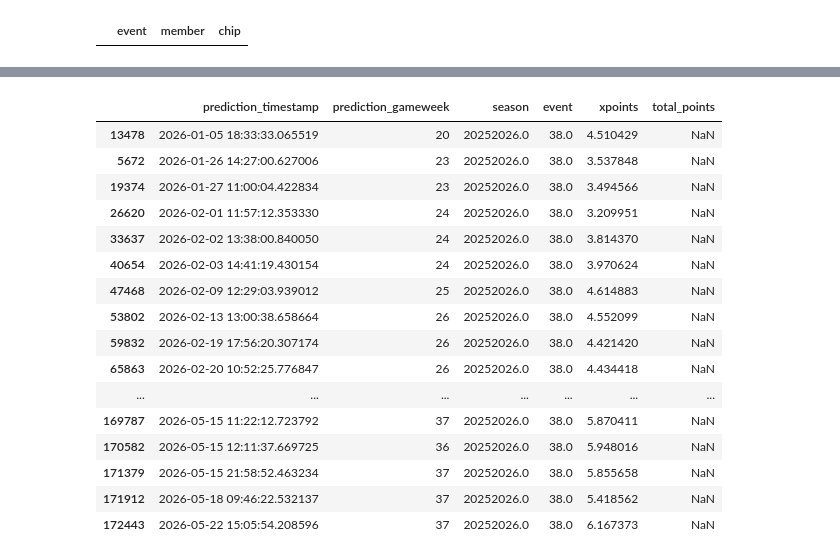
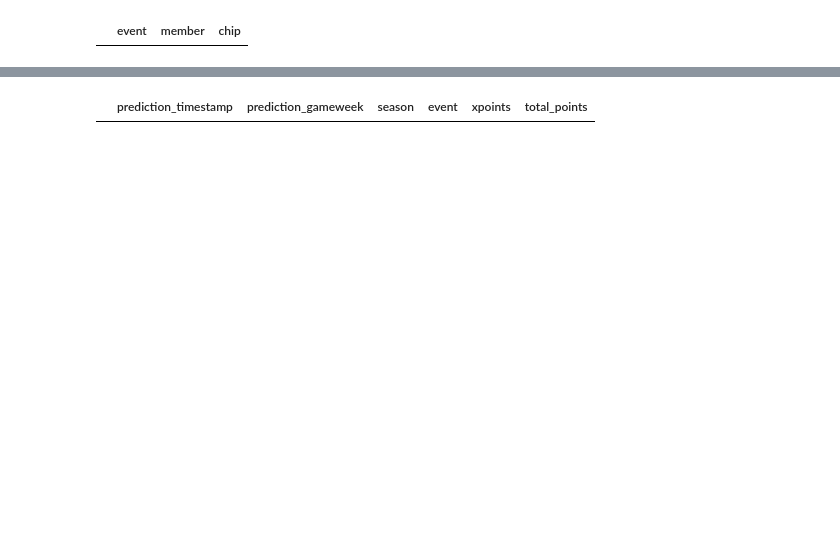
Before and after one commit to chrisimpacts/FPL-Points-Predictor, a Jupyter notebook: 2_FPL-Transform_Predict.ipynb, the cells around one changed output, grey strips where cells are left out. Drawn from its saved outputs; the diff is of its cells as text; code cells hidden in the pictures; blank space fills up the shorter version.

```diff
--- a/2_FPL-Transform_Predict.ipynb
+++ b/2_FPL-Transform_Predict.ipynb
@@ -10,8 +10,8 @@ from DatabaseCreator import DatabaseCreator
 import CJDH_local_settings
 from FPLRunningAveragesCalculator import FPLRunningAveragesCalculator
 
-current_season = 20252026
-current_gw = 37 #predictions from gw+1
+current_season = 20262027
+current_gw = 0 #predictions from gw+1
 
 start=time.perf_counter()
 
@@ -21,7 +21,7 @@ if __name__ == "__main__":
     fpl_engine = db_creator.get_engine_for("fpl_data_analysis")
 
     # Initialize the calculator
-    calculator = FPLRunningAveragesCalculator(db_creator)
+    calculator = FPLRunningAveragesCalculator(db_creator, current_season=current_season)
 
     # Define metrics to average
     metrics = ['minutes', 'total_points', 'team_elo', 'opp_team_elo',
@@ -59,7 +59,7 @@ if __name__ == "__main__":
                     'cbi','defensive_contribution','recoveries','tackles',
                     'saves']
 
-    # Create a mask for rows to fill: season 20252026 and event > current_gw
+    # Create a mask for rows to fill: current_season and event > current_gw
     mask = (df['season'] == current_season) & (df['event'] > current_gw)
 
     # Get columns to fill
@@ -962,7 +1027,7 @@ Overdispersion ratio (Var/Mean): 1.000
 ✅ Poisson assumption looks reasonable.
 # %%
 #Create the data which the prediction data should be added to
-prediction_data = df[(df['season']==20252026)
+prediction_data = df[(df['season']==current_season)
                      &(df['event']>=current_gw+1)]
 # %%
 def predict_target_vectorized(df, model_dict, col_name):
@@ -1685,10 +1749,5 @@ view
 # %%
-view = db_creator.run_sql("""SELECT
-                        player_name_id, team_name, team_elo, season, event, fixture_count, opp_team_name, opp_team_elo, xpoints, fixture_count
-                            FROM predictions
-                        WHERE season = 20252026
-                          AND event = 33
-                          AND player_name_id = 'Cole Palmer'
+view = db_creator.run_sql("""SELECT * FROM predictions
                             """)
 view
 # %% [output]
@@ -1889,7 +1959,7 @@ df_preds = db_creator.table_to_df('predictions_allgws')
 gw_filter=(df_preds['prediction_gameweek']>=13)&(
             df_preds['event']>=current_gw)&(
                 df_preds['event']<=current_gw+5)&(
-            df_preds['season']==20252026)#&(
+            df_preds['season']==current_season)#&(
             #df_preds['player_name_id']=='Erling Haaland')
 df_complete = df_preds[gw_filter]
 
@@ -1934,25 +1976,9 @@ df_complete.pivot_table(index='prediction_timestamp',values='player_name_id',agg
 # %%
 filtered = (df_complete['player_name_id'] == 'Erling Haaland')&(
-    df_complete['season']==20252026) & (df_complete['event']==current_gw+1)
+    df_complete['season']==current_season) & (df_complete['event']==current_gw+1)
 df_complete[filtered][['prediction_timestamp','prediction_gameweek','season','event','xpoints','total_points']].sort_values(by='prediction_timestamp')
 # %% [output]
 |  | prediction_timestamp | prediction_gameweek | season | event | xpoints | total_points |
-| 13478 | 2026-01-05 18:33:33.065519 | 20 | 20252026.0 | 38.0 | 4.510429 | NaN |
-| 5672 | 2026-01-26 14:27:00.627006 | 23 | 20252026.0 | 38.0 | 3.537848 | NaN |
-| 19374 | 2026-01-27 11:00:04.422834 | 23 | 20252026.0 | 38.0 | 3.494566 | NaN |
-| 26620 | 2026-02-01 11:57:12.353330 | 24 | 20252026.0 | 38.0 | 3.209951 | NaN |
-| 33637 | 2026-02-02 13:38:00.840050 | 24 | 20252026.0 | 38.0 | 3.814370 | NaN |
-| 40654 | 2026-02-03 14:41:19.430154 | 24 | 20252026.0 | 38.0 | 3.970624 | NaN |
-| 47468 | 2026-02-09 12:29:03.939012 | 25 | 20252026.0 | 38.0 | 4.614883 | NaN |
-| 53802 | 2026-02-13 13:00:38.658664 | 26 | 20252026.0 | 38.0 | 4.552099 | NaN |
-| 59832 | 2026-02-19 17:56:20.307174 | 26 | 20252026.0 | 38.0 | 4.421420 | NaN |
-| 65863 | 2026-02-20 10:52:25.776847 | 26 | 20252026.0 | 38.0 | 4.434418 | NaN |
-| ... | ... | ... | ... | ... | ... | ... |
-| 169787 | 2026-05-15 11:22:12.723792 | 37 | 20252026.0 | 38.0 | 5.870411 | NaN |
-| 170582 | 2026-05-15 12:11:37.669725 | 36 | 20252026.0 | 38.0 | 5.948016 | NaN |
-| 171379 | 2026-05-15 21:58:52.463234 | 37 | 20252026.0 | 38.0 | 5.855658 | NaN |
-| 171912 | 2026-05-18 09:46:22.532137 | 37 | 20252026.0 | 38.0 | 5.418562 | NaN |
-| 172443 | 2026-05-22 15:05:54.208596 | 37 | 20252026.0 | 38.0 | 6.167373 | NaN |
 # %%
 filtered = df_complete['prediction_gameweek']==21
 df_complete[filtered][['prediction_timestamp','player_name_id','event']].describe()
```
Also changed, not shown: parts of 38 cells of this notebook, 11 other files.
